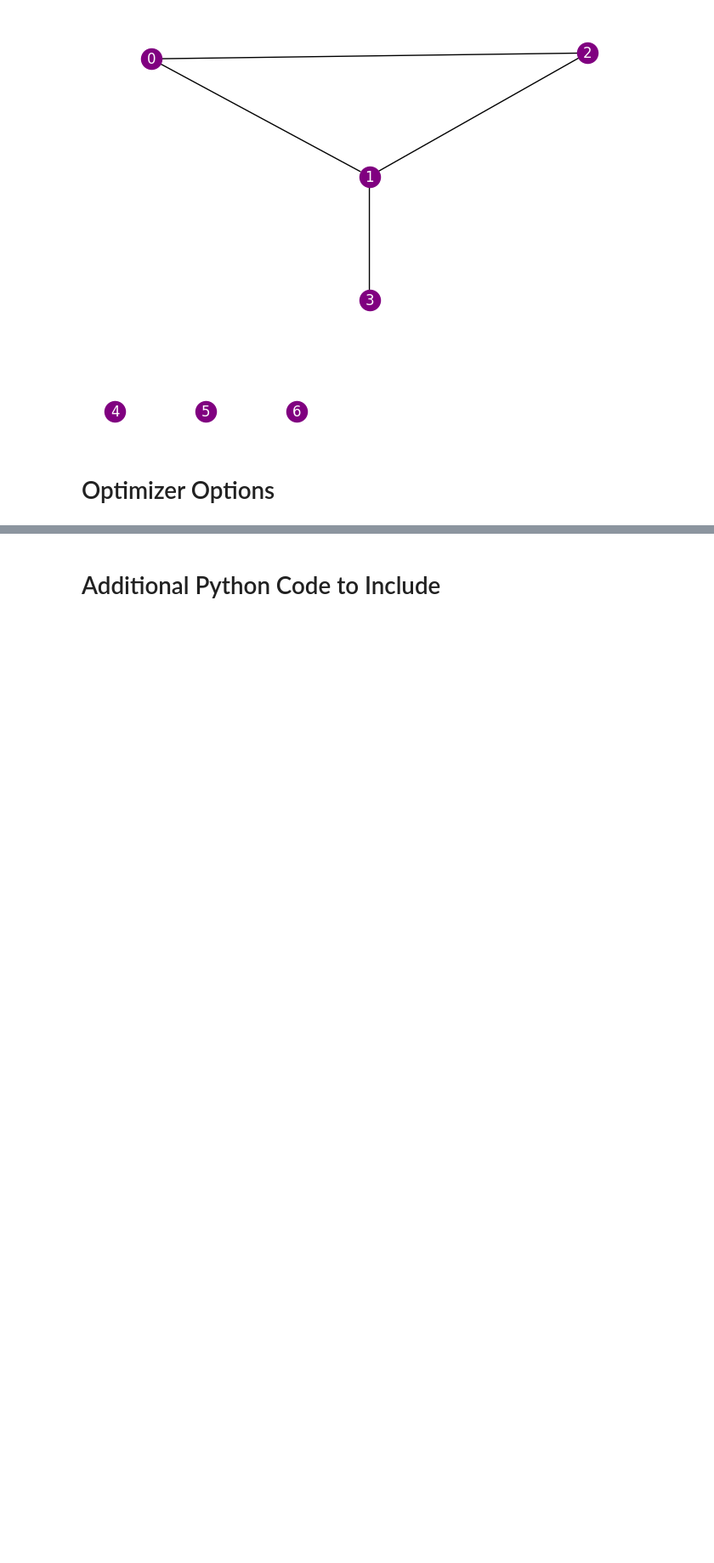
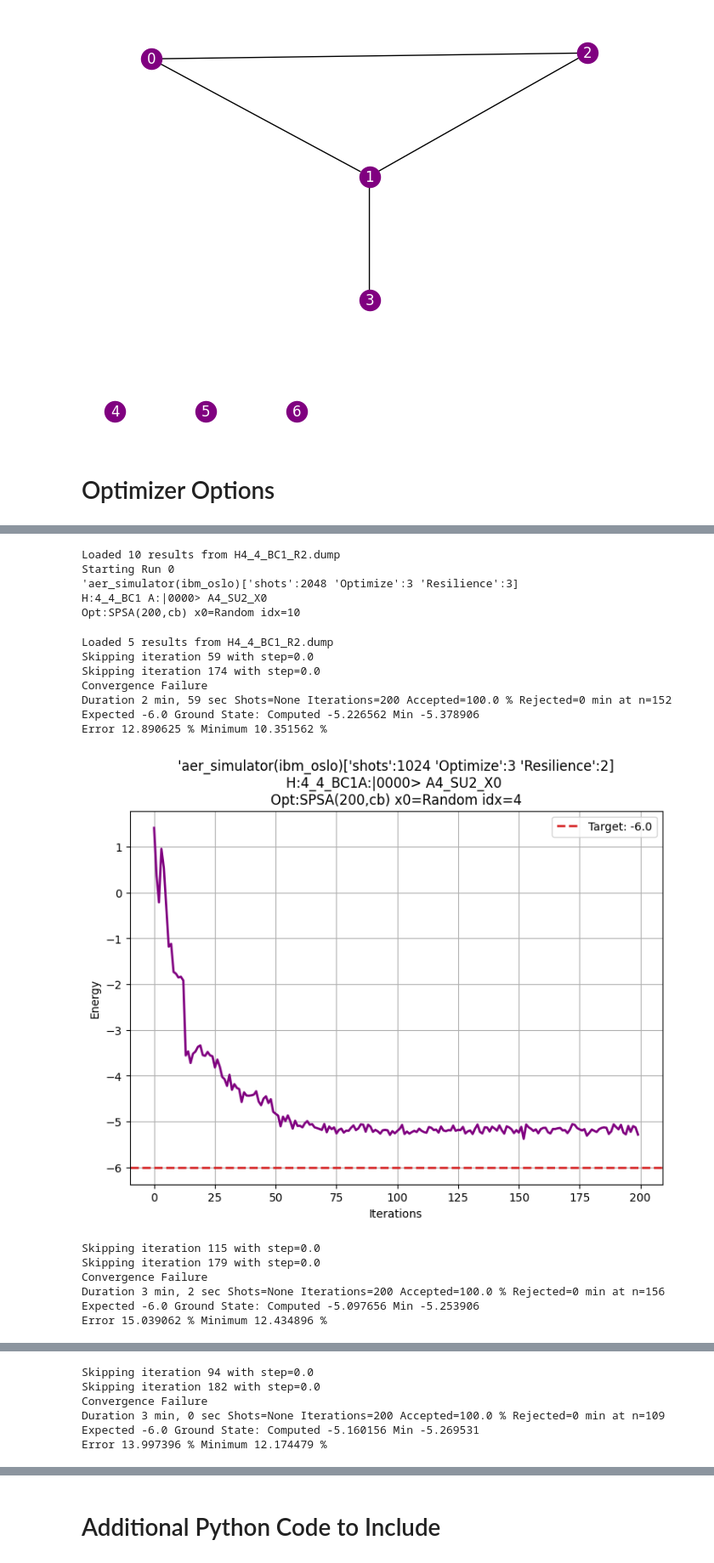
Before and after one commit to rrodenbusch/open-science-prize-2022, a Jupyter notebook: H4_4-Kagome-Simulation.ipynb, the cells around one changed output, grey strips where cells are left out. Shown at 85% size. Saved outputs shown, nothing was run; the diff lists cells and outputs as text; code cells hidden in the pictures; blank space fills up the shorter version.

Commit message:
run configs

```diff
--- a/H4_4-Kagome-Simulation.ipynb
+++ b/H4_4-Kagome-Simulation.ipynb
@@ -235,8 +222,63 @@ Opt:SPSA(2) x0=Random idx=22 simulator_statevector SPSA
+# %%
+#================= Problem Setup =====================
+fname='H4_4_BC1_R2.dump'
+#backends: 'simulator_statevector' svectorSim nairobiSim guadalupeSim
+pt_idx = 'Random'        # '0'-> 0 vector; [int] -> point cache; else -> Random
+x0 =  kagome.getX0(pt_idx,curCache)
+runconfig = {'Hkey'         : '4_4_BC1',
+             'fname'        : fname,
+             'Akey'         : 'A4_SU2_X0',
+             'miniAkey'     : 'A4_SU2_X0',
+             'Okey'         : '14',         # '00'->10  '02'->75 04'->150,'06'->300 '13'-> 350 '14'->200
+             'x0'           : x0,'pt_idx': pt_idx,
+             'nshots'       : 2048,
+             'optimization' : 3,
+             'resilience'   : 3,
+             'service'      : None,
+             'backend'      : osloSim,
+             'numRuns'      : 1,
+             'job_tags'     : ['H4_4_BC1','A4_SU2_X0','Opt(3)','Res(3)','shots(2048)']
+            }
+# ============= A4_SU2_X0
+CurCache = runConfig(runconfig, updates=None, plot=True, global_seed=177801)
+# =============  A4_SU2_X1
+CurCache = runConfig(runconfig, plot=True, global_seed=177801,
+                     updates = {'Akey':'A4_SU2_X1','miniAkey':'A4_SU2_X1',
+                                'job_tags' : ['H4_4_BC1','A4_SU2_X1','Opt(3)','Res(3)','shots(2048)']}
+                    )
+# ============= A4_SU2_X2
+CurCache = runConfig(runconfig, plot=True, global_seed=177801,
+                     updates = {'Akey':'A4_SU2_X2','miniAkey':'A4_SU2_X2',
+                                'job_tags' : ['H4_4_BC1','A4_SU2_X2','Opt(3)','Res(3)','shots(2048)']}
+                    )
+# %% [output]
+Loaded 10 results from H4_4_BC1_R2.dump
+Starting Run 0
+'aer_simulator(ibm_oslo)['shots':2048 'Optimize':3 'Resilience':3]
+H:4_4_BC1 A:|0000> A4_SU2_X0
+Opt:SPSA(200,cb) x0=Random idx=10
 # %%
+# 23: statevector, 350 (converge) 26:statevector (div)
 curCache = kagome.load_results(fname)
 kagome.plot_SPSA_convergence(curCache,
-                             indices=[-1,],
+                             indices=[-1,-2,-3],
                              conv_lim = 0.03,
                              movingAvg=5,
                              perc=6,
+                             convergence=False,
                              minStart=20)
+# %% [output]
+Loaded 5 results from H4_4_BC1_R2.dump
+Skipping iteration 59 with step=0.0
+Skipping iteration 174 with step=0.0
+Convergence Failure
+Duration 2 min, 59 sec Shots=None Iterations=200 Accepted=100.0 % Rejected=0 min at n=152
+Expected -6.0 Ground State: Computed -5.226562 Min -5.378906
+Error 12.890625 % Minimum 10.351562 %
+[figure, added]
+Skipping iteration 115 with step=0.0
+Skipping iteration 179 with step=0.0
+Convergence Failure
+Duration 3 min, 2 sec Shots=None Iterations=200 Accepted=100.0 % Rejected=0 min at n=156
+Expected -6.0 Ground State: Computed -5.097656 Min -5.253906
+Error 15.039062 % Minimum 12.434896 %
@@ -242,0 +286,6 @@ kagome.plot_SPSA_convergence(curCache,
+Skipping iteration 94 with step=0.0
+Skipping iteration 182 with step=0.0
+Convergence Failure
+Duration 3 min, 0 sec Shots=None Iterations=200 Accepted=100.0 % Rejected=0 min at n=109
+Expected -6.0 Ground State: Computed -5.160156 Min -5.269531
+Error 13.997396 % Minimum 12.174479 %
```
Also changed, not shown: parts of 11 cells of this notebook, 3 other files.
